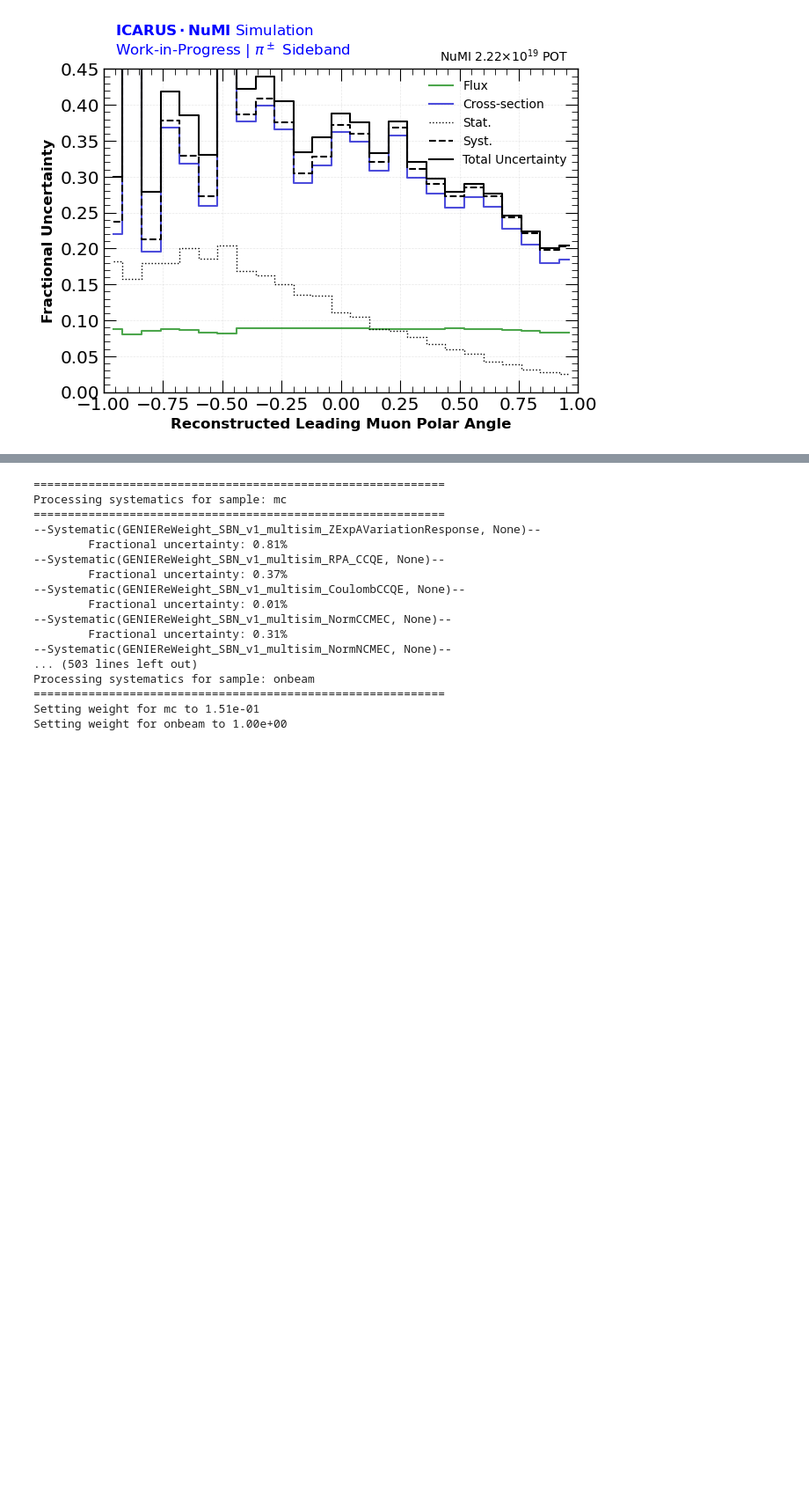
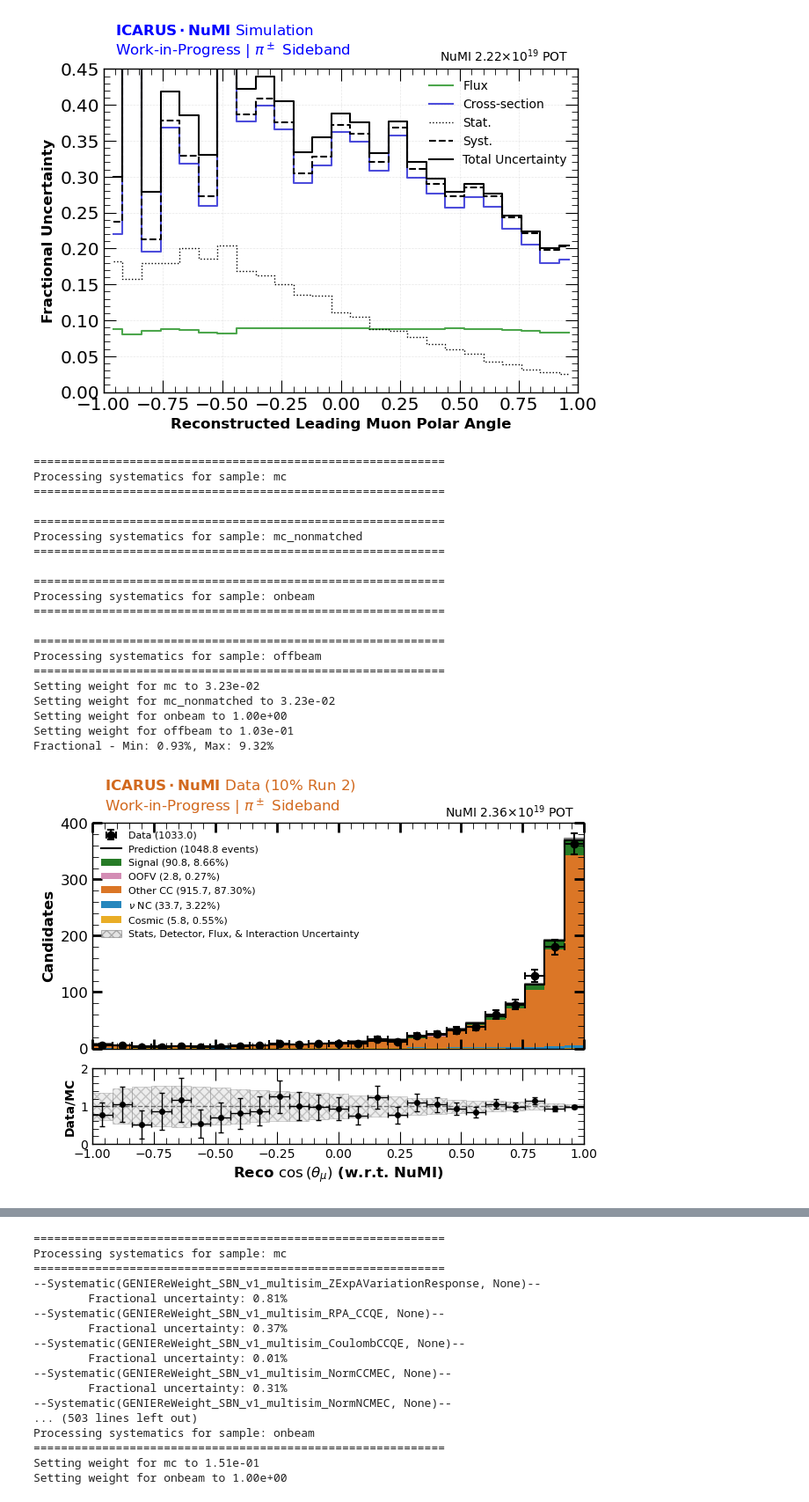
Before and after one commit to rvizarreta/ICARUS-NuMI-CC0pi-Selection, a Jupyter notebook: spineplot/myAnalysis/1muNp0pi_uncontained_sideband.ipynb, the cells around one changed output, grey strips where cells are left out. Shown at 88% size. Cells and saved outputs as stored; diff of their text form; code cells hidden in the pictures; blank space fills up the shorter version.

```diff
--- a/spineplot/myAnalysis/1muNp0pi_uncontained_sideband.ipynb
+++ b/spineplot/myAnalysis/1muNp0pi_uncontained_sideband.ipynb
@@ -165,3 +165,29 @@ Fractional - Min: 2.52%, Max: 20.41%
 [figure]
 [figure]
 [figure]
+# %%
+# Leading muon polar angle plots
+analysis = Analysis(ana_directory + '/leading_muon_NuMI_angle/leading_muon_NuMI_angle.toml', data_file)
+analysis.run(close_figs=False)
+# %% [output]
+============================================================
+Processing systematics for sample: mc
+============================================================
+
+============================================================
+Processing systematics for sample: mc_nonmatched
+============================================================
+
+============================================================
+Processing systematics for sample: onbeam
+============================================================
+
+============================================================
+Processing systematics for sample: offbeam
+============================================================
+Setting weight for mc to 3.23e-02
+Setting weight for mc_nonmatched to 3.23e-02
+Setting weight for onbeam to 1.00e+00
+Setting weight for offbeam to 1.03e-01
+Fractional - Min: 0.93%, Max: 9.32%
+[figure, added]
```
Also changed, not shown: parts of 1 cell of this notebook, 9 other files.
